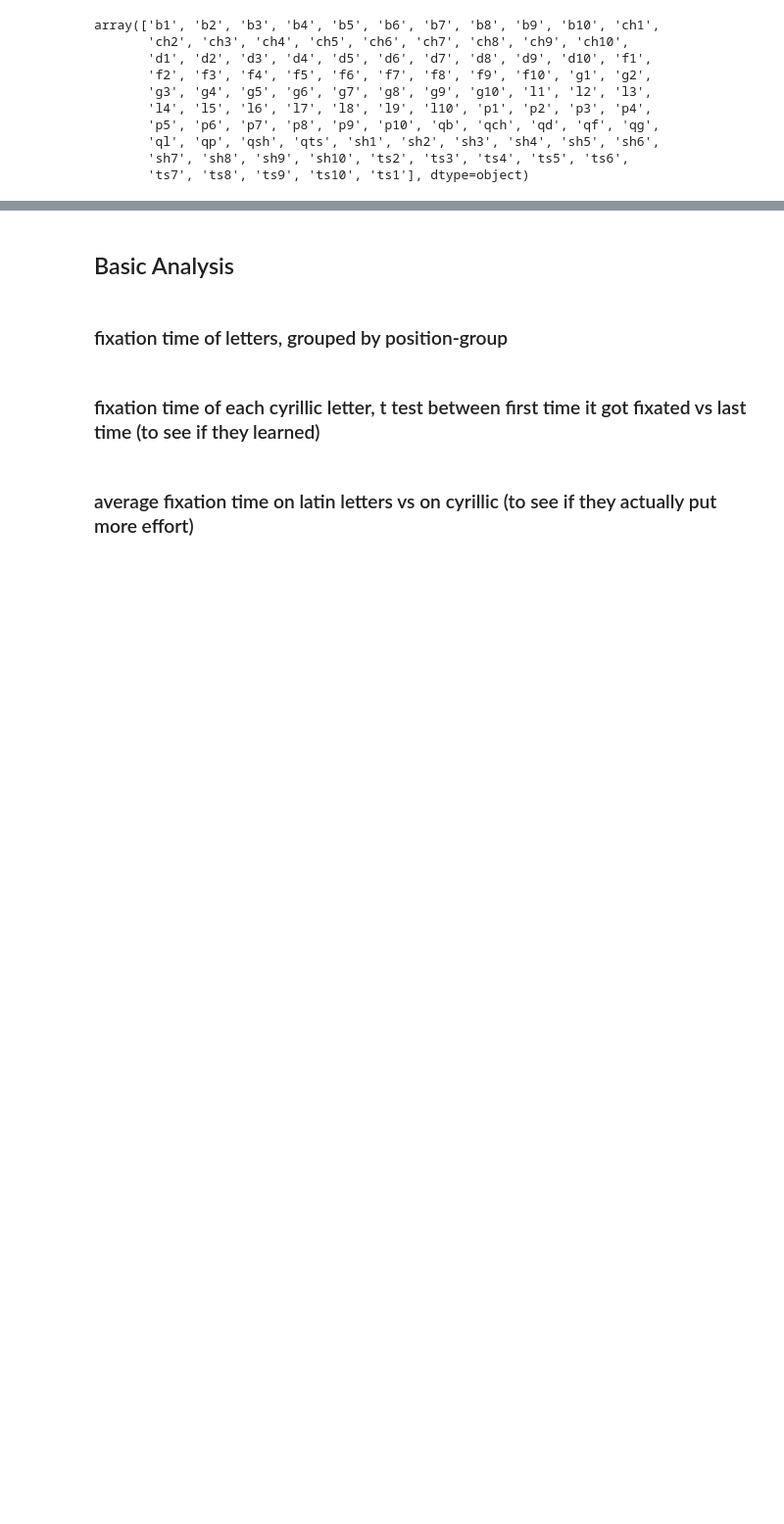
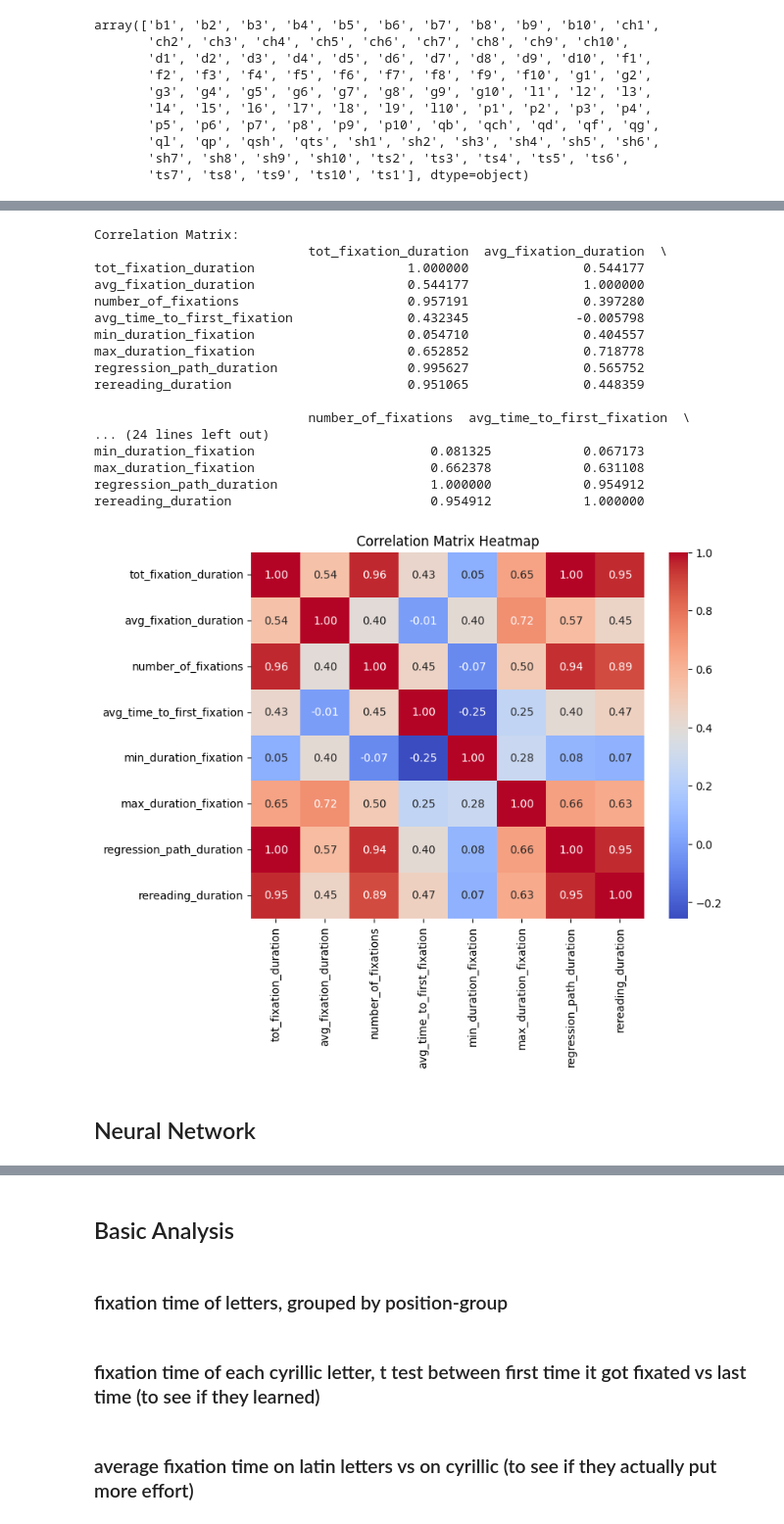
Before and after one commit to bragg13/ccs3, a Jupyter notebook: analysis.ipynb, the cells around one changed output, grey strips where cells are left out. Shown at 98% size. Saved outputs shown, nothing was run; the diff lists cells and outputs as text; code cells hidden in the pictures; blank space fills up the shorter version.

```diff
--- a/analysis.ipynb
+++ b/analysis.ipynb
@@ -75,0 +59,5 @@ jarl
+# %%
+part = participants['Sebastian']
+part[part['TOI']=='ts1']
+
+list(part)
@@ -122,0 +362,38 @@ firsts.mean(), lasts.mean()
+# %%
+import pandas as pd
+import numpy as np
+import seaborn as sns
+import matplotlib.pyplot as plt
+
+# ... (Load your data into a pandas DataFrame called 'df')
+
+correlation_matrix = df_reg[features].corr() # features is the list of your feature names
+print("Correlation Matrix:")
+print(correlation_matrix)
+
+# Visualize the correlation matrix as a heatmap
+plt.figure(figsize=(8, 6))
+sns.heatmap(correlation_matrix, annot=True, cmap='coolwarm', fmt=".2f")
+plt.title("Correlation Matrix Heatmap")
+plt.show()
+# %% [output]
+Correlation Matrix:
+                            tot_fixation_duration  avg_fixation_duration  \
+tot_fixation_duration                    1.000000               0.544177
+avg_fixation_duration                    0.544177               1.000000
+number_of_fixations                      0.957191               0.397280
+avg_time_to_first_fixation               0.432345              -0.005798
+min_duration_fixation                    0.054710               0.404557
+max_duration_fixation                    0.652852               0.718778
+regression_path_duration                 0.995627               0.565752
+rereading_duration                       0.951065               0.448359
+
+                            number_of_fixations  avg_time_to_first_fixation  \
+... (24 lines left out)
+min_duration_fixation                       0.081325            0.067173
+max_duration_fixation                       0.662378            0.631108
+regression_path_duration                    1.000000            0.954912
+rereading_duration                          0.954912            1.000000
+[figure, added]
+# %% [markdown]
+## Neural Network
```
Also changed, not shown: parts of 13 cells of this notebook.
